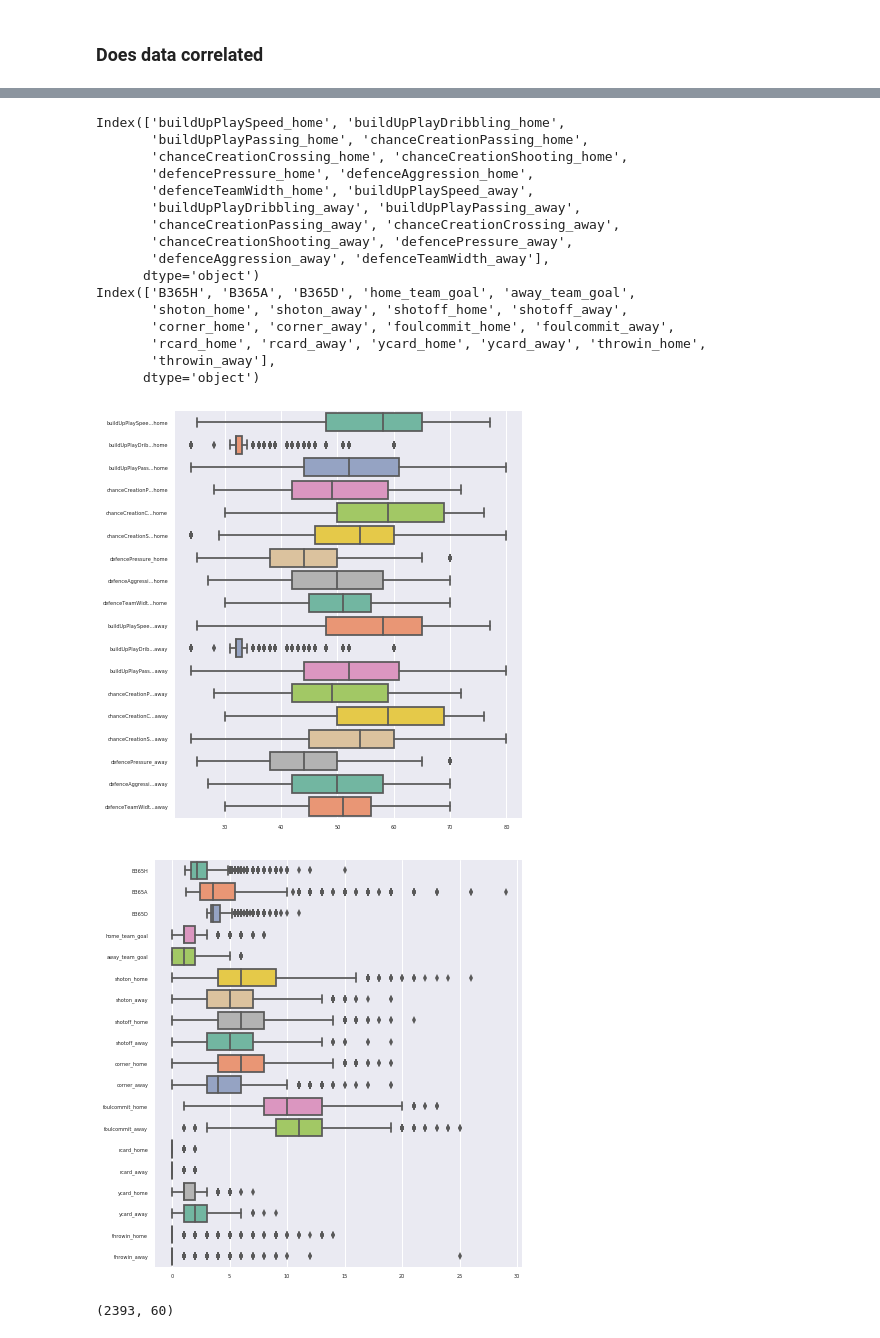
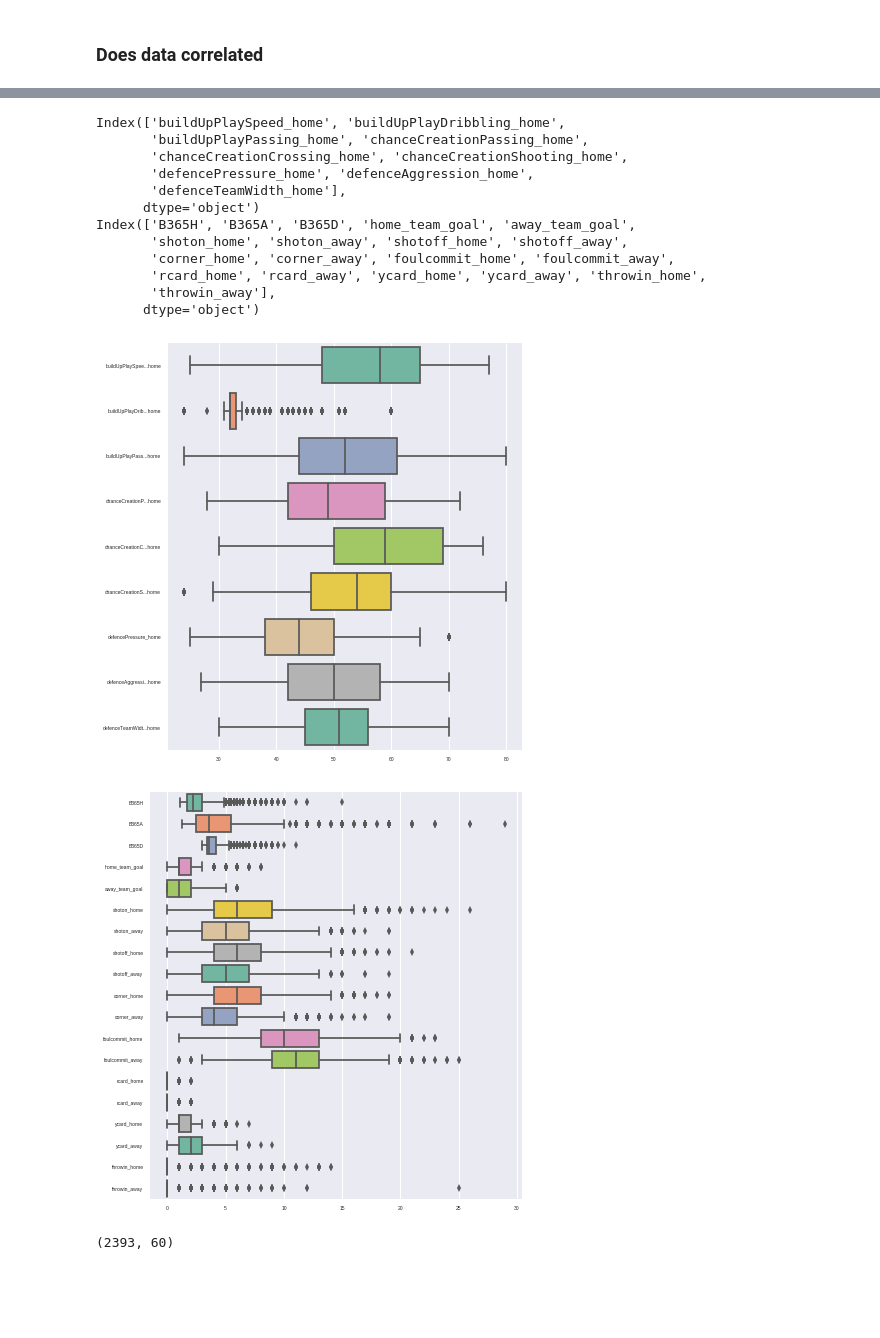
Before and after one commit to ShawnHouCHN/Introduction-to-Machine-Learning-and-Data-Mining-E17, a Jupyter notebook: Project1/Project 1 Notebook.ipynb, the cells around one changed output, grey strips where cells are left out. Saved outputs shown, nothing was run; the diff lists cells and outputs as text; code cells hidden in the pictures; blank space fills up the shorter version.

Commit message:
Team attributes boxplot only for home side

```diff
--- a/Project1/Project 1 Notebook.ipynb
+++ b/Project1/Project 1 Notebook.ipynb
@@ -290,35 +290,31 @@ do_pca(df_match.drop(after_match_attributes, axis=1))
 # %%
 def do_boxplot(df, name):
     print(df.columns)
     labels = [ l[:15] + "..."+l[-4:] if len(l) > 20 else l for l in df.columns  ]
     fig, ax = plt.subplots(1, 1, figsize=(6, 6))
     sns.boxplot(data=df, orient="h", palette="Set2", ax=ax)
     ax.set_yticklabels(labels)
     fig.tight_layout()
     fig.savefig('box_%s.pdf' % name)
 
 #do_boxplot(df_match.filter(regex='.*[HAD]$'), 'odds')
-do_boxplot(df_match.filter(team_attributes).select(lambda x: not re.search('_isOrganised$', x), axis=1), 'team')
+do_boxplot(df_match.filter(team_attributes).select(lambda x: not re.search('_away|_isOrganised$', x), axis=1), 'team')
 do_boxplot(df_match.filter(['B365H', 'B365A', 'B365D'] + after_match_attributes).drop(['possession_home', 'cross_home', 'cross_away'], axis=1), 'misc')
 # %% [output]
 Index(['buildUpPlaySpeed_home', 'buildUpPlayDribbling_home',
        'buildUpPlayPassing_home', 'chanceCreationPassing_home',
        'chanceCreationCrossing_home', 'chanceCreationShooting_home',
        'defencePressure_home', 'defenceAggression_home',
-       'defenceTeamWidth_home', 'buildUpPlaySpeed_away',
-       'buildUpPlayDribbling_away', 'buildUpPlayPassing_away',
-       'chanceCreationPassing_away', 'chanceCreationCrossing_away',
-       'chanceCreationShooting_away', 'defencePressure_away',
-       'defenceAggression_away', 'defenceTeamWidth_away'],
+       'defenceTeamWidth_home'],
       dtype='object')
 Index(['B365H', 'B365A', 'B365D', 'home_team_goal', 'away_team_goal',
        'shoton_home', 'shoton_away', 'shotoff_home', 'shotoff_away',
        'corner_home', 'corner_away', 'foulcommit_home', 'foulcommit_away',
        'rcard_home', 'rcard_away', 'ycard_home', 'ycard_away', 'throwin_home',
        'throwin_away'],
       dtype='object')
-[figure, old version]
+[figure, new version]
-[figure, old version]
+[figure, new version]
 # %%
 df_match.shape
 # %% [output]
```
Also changed, not shown: parts of 4 cells of this notebook, 9 other files.
